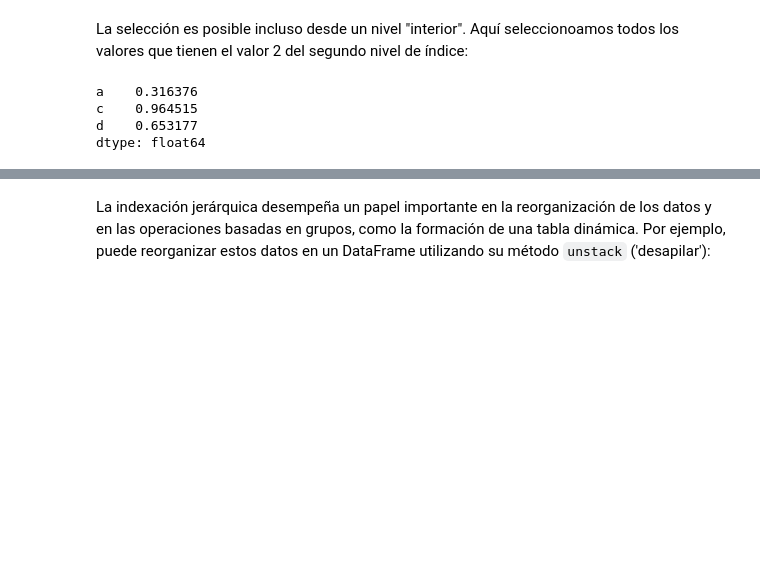
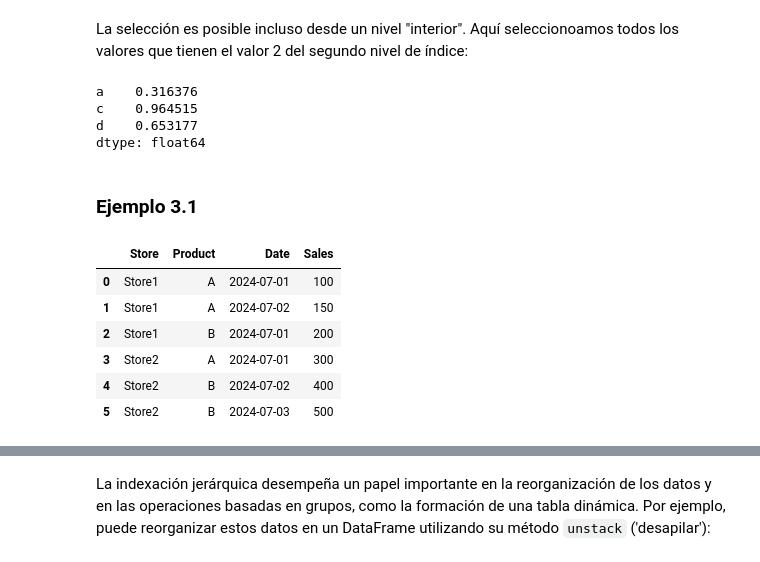
Before and after one commit to rodbalza/DS-2024, a Jupyter notebook: Pandas_2024/Clase_77-Wrangling/Wrangling.ipynb, the cells around one changed output, grey strips where cells are left out. Saved outputs shown, nothing was run; the diff lists cells and outputs as text; code cells hidden in the pictures; blank space fills up the shorter version.

```diff
--- a/Pandas_2024/Clase_77-Wrangling/Wrangling.ipynb
+++ b/Pandas_2024/Clase_77-Wrangling/Wrangling.ipynb
@@ -82,3 +107,24 @@ a    0.316376
 c    0.964515
 d    0.653177
 dtype: float64
+# %% [markdown]
+### **Ejemplo 3.1**
+# %%
+data_1 = {
+    'Store': ['Store1', 'Store1', 'Store1', 'Store2', 'Store2', 'Store2'],
+    'Product': ['A', 'A', 'B', 'A', 'B', 'B'],
+    'Date': ['2024-07-01', '2024-07-02', '2024-07-01', '2024-07-01', '2024-07-02', '2024-07-03'],
+    'Sales': [100, 150, 200, 300, 400, 500]
+}
+df = pd.DataFrame(data_1)
+
+df['Date'] = pd.to_datetime(df['Date'])  # Convertir la columna 'Date' a tipo datetime
+df
+# %% [output]
+|  | Store | Product | Date | Sales |
+| 0 | Store1 | A | 2024-07-01 | 100 |
+| 1 | Store1 | A | 2024-07-02 | 150 |
+| 2 | Store1 | B | 2024-07-01 | 200 |
+| 3 | Store2 | A | 2024-07-01 | 300 |
+| 4 | Store2 | B | 2024-07-02 | 400 |
+| 5 | Store2 | B | 2024-07-03 | 500 |
```
Also changed, not shown: parts of 32 cells of this notebook.
